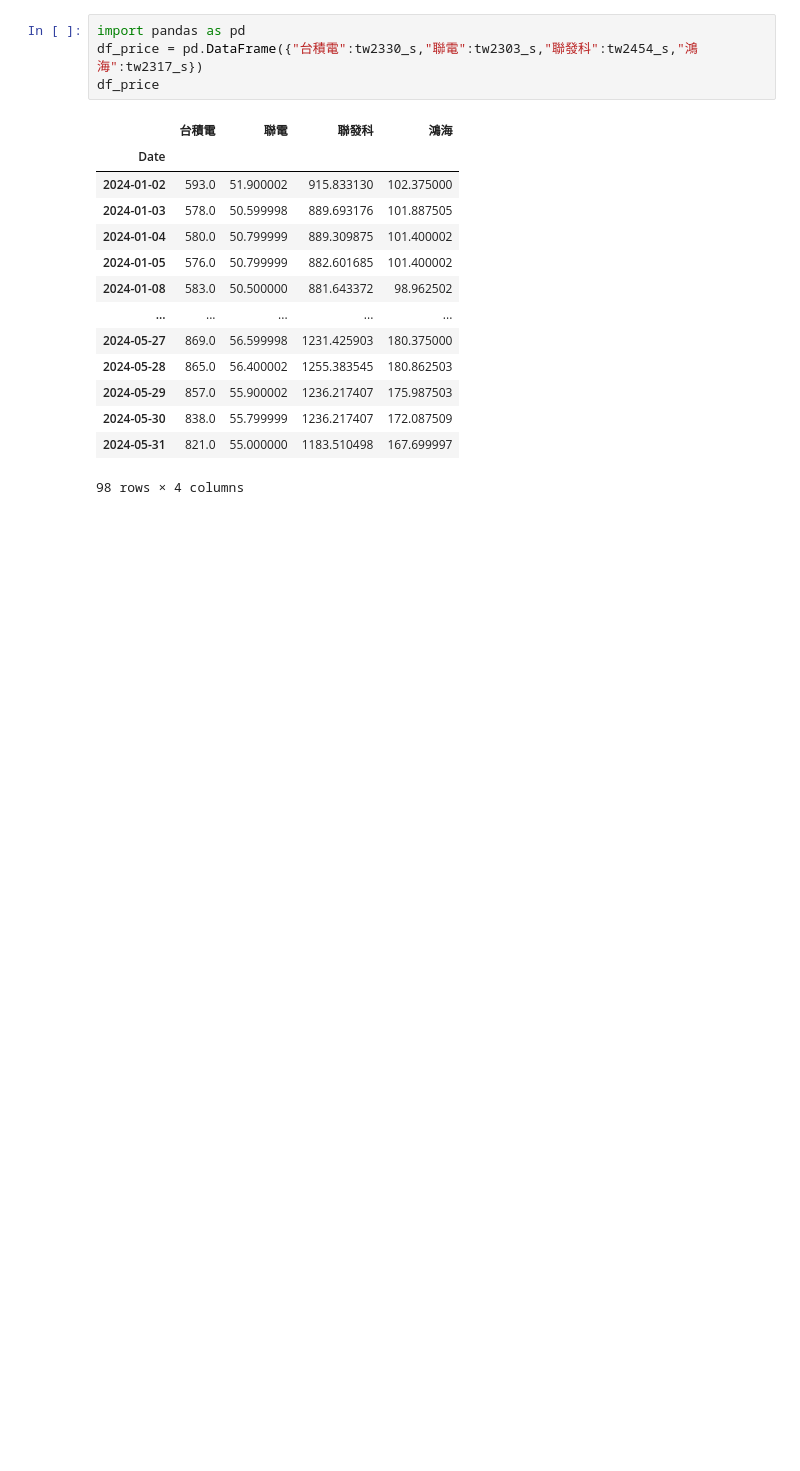
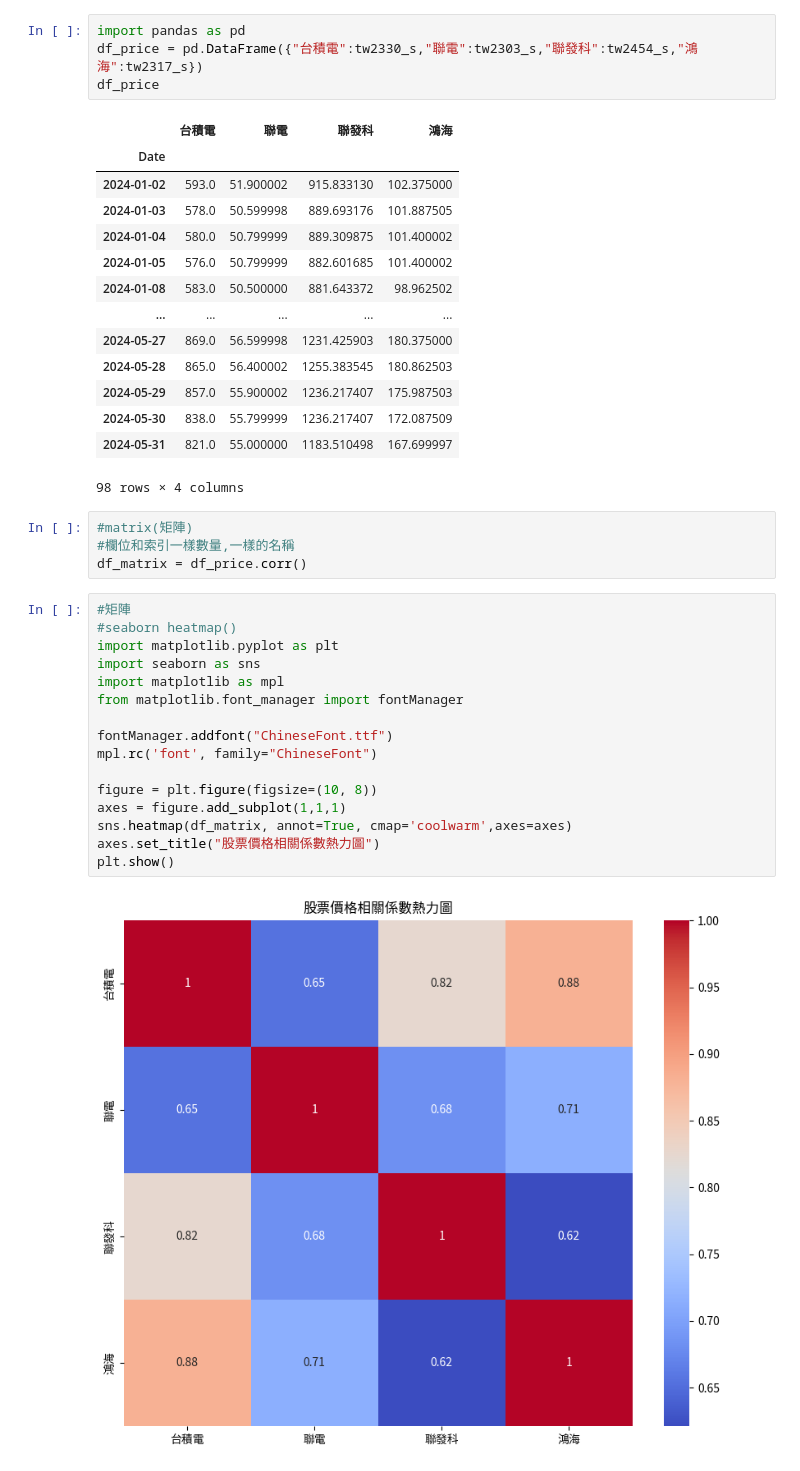
Before and after one commit to roberthsu2003/__2025_04_29_python_2_4, a Jupyter notebook: lesson19/lesson19_1.ipynb, the cells around one changed output. Drawn from its saved outputs; the diff is of its cells as text; blank space fills up the shorter version.

```diff
--- a/lesson19/lesson19_1.ipynb
+++ b/lesson19/lesson19_1.ipynb
@@ -65,3 +67,25 @@ df_price
 | 2024-05-30 | 838.0 | 55.799999 | 1236.217407 | 172.087509 |
 | 2024-05-31 | 821.0 | 55.000000 | 1183.510498 | 167.699997 |
 98 rows × 4 columns
+# %%
+#matrix(矩陣)
+#欄位和索引一樣數量,一樣的名稱
+df_matrix = df_price.corr()
+# %%
+#矩陣
+#seaborn heatmap()
+import matplotlib.pyplot as plt
+import seaborn as sns
+import matplotlib as mpl
+from matplotlib.font_manager import fontManager
+
+fontManager.addfont("ChineseFont.ttf")
+mpl.rc('font', family="ChineseFont")
+
+figure = plt.figure(figsize=(10, 8))
+axes = figure.add_subplot(1,1,1)
+sns.heatmap(df_matrix, annot=True, cmap='coolwarm',axes=axes)
+axes.set_title("股票價格相關係數熱力圖")
+plt.show()
+# %% [output]
+[figure, added]
```
Also changed, not shown: parts of 1 cell of this notebook, 2 other files.
